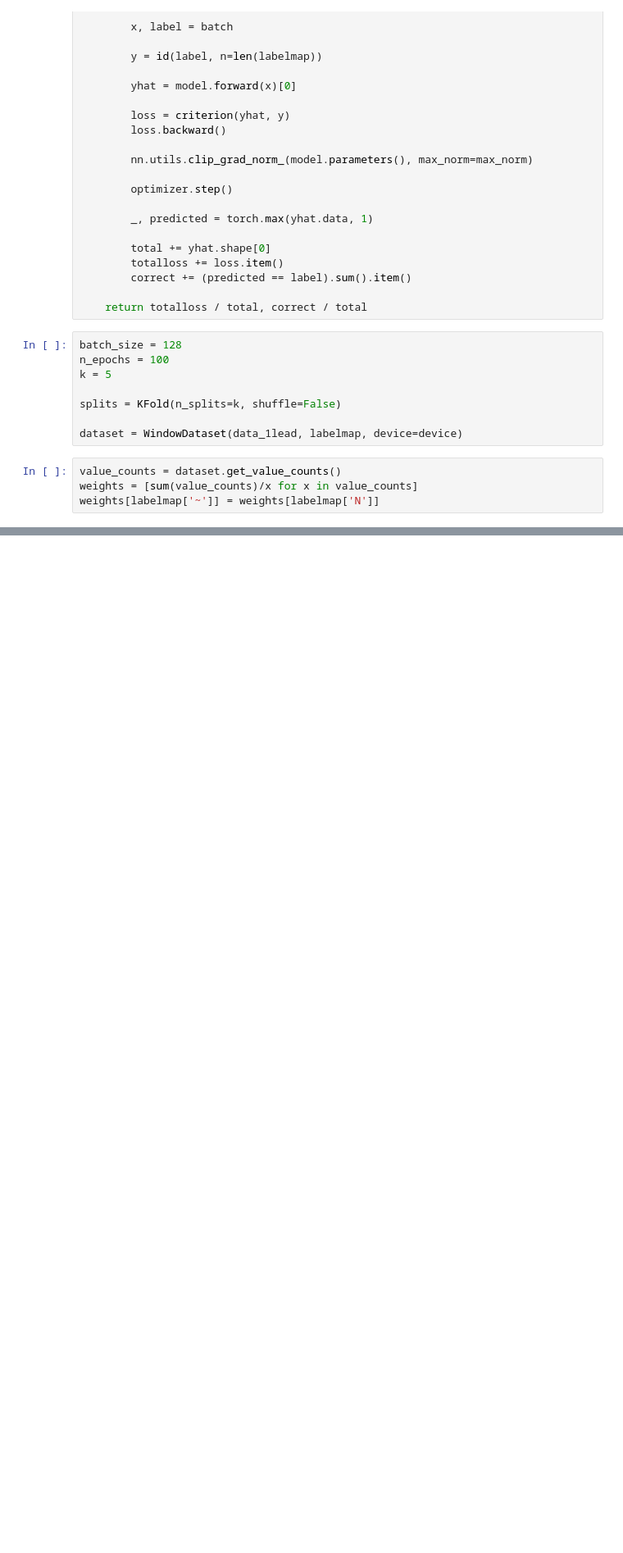
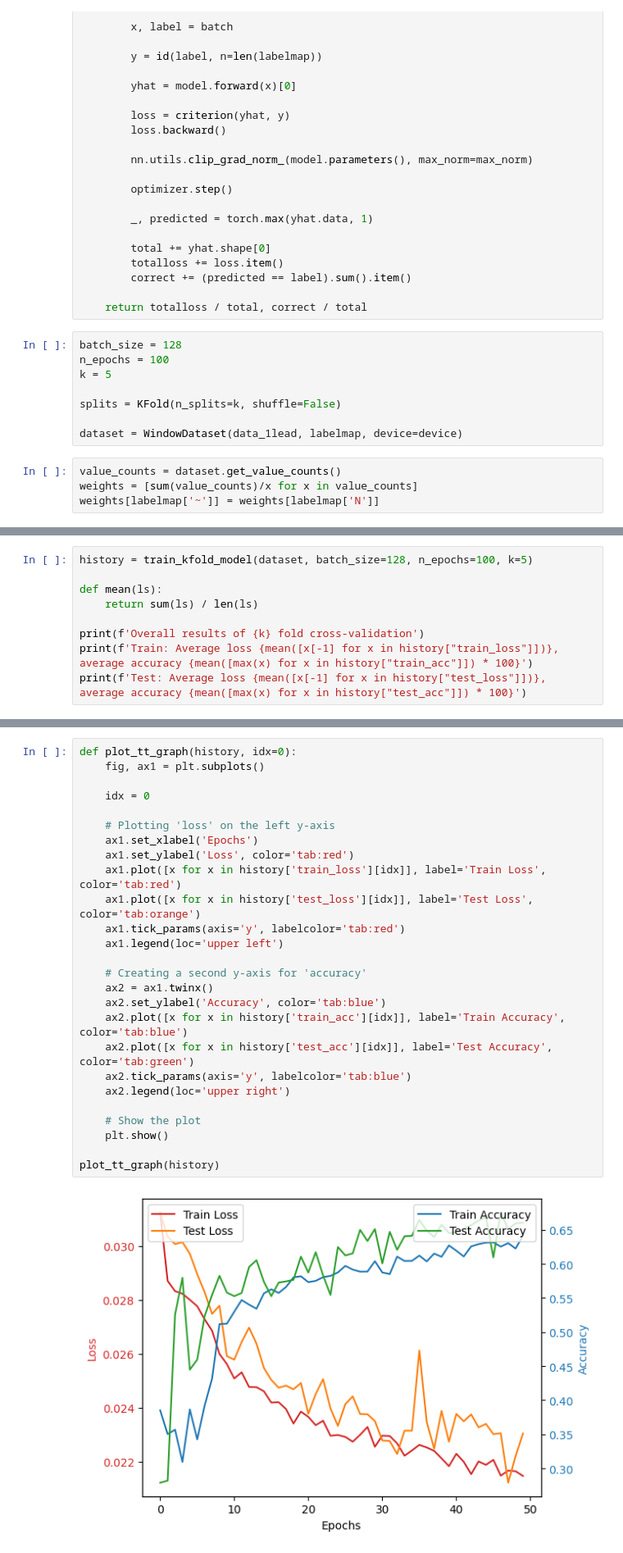
Before and after one commit to MattyAB/ecg_transfer, a Jupyter notebook: ecg.ipynb, the cells around one changed output, grey strips where cells are left out. Shown at 82% size. Cells and saved outputs as stored; diff of their text form; blank space fills up the shorter version.

Commit message:
Now able to train a model on the entire 1-lead dataset.

```diff
--- a/ecg.ipynb
+++ b/ecg.ipynb
@@ -316,0 +365,9 @@ weights[labelmap['~']] = weights[labelmap['N']]
+# %%
+history = train_kfold_model(dataset, batch_size=128, n_epochs=100, k=5)
+
+def mean(ls):
+    return sum(ls) / len(ls)
+
+print(f'Overall results of {k} fold cross-validation')
+print(f'Train: Average loss {mean([x[-1] for x in history["train_loss"]])}, average accuracy {mean([max(x) for x in history["train_acc"]]) * 100}')
+print(f'Test: Average loss {mean([x[-1] for x in history["test_loss"]])}, average accuracy {mean([max(x) for x in history["test_acc"]]) * 100}')
@@ -317 +384,29 @@ weights[labelmap['~']] = weights[labelmap['N']]
+# %%
+def plot_tt_graph(history, idx=0):
+    fig, ax1 = plt.subplots()
+
+    idx = 0
+
+    # Plotting 'loss' on the left y-axis
+    ax1.set_xlabel('Epochs')
+    ax1.set_ylabel('Loss', color='tab:red')
+    ax1.plot([x for x in history['train_loss'][idx]], label='Train Loss', color='tab:red')
+    ax1.plot([x for x in history['test_loss'][idx]], label='Test Loss', color='tab:orange')
+    ax1.tick_params(axis='y', labelcolor='tab:red')
+    ax1.legend(loc='upper left')
+
+    # Creating a second y-axis for 'accuracy'
+    ax2 = ax1.twinx()
+    ax2.set_ylabel('Accuracy', color='tab:blue')
+    ax2.plot([x for x in history['train_acc'][idx]], label='Train Accuracy', color='tab:blue')
+    ax2.plot([x for x in history['test_acc'][idx]], label='Test Accuracy', color='tab:green')
+    ax2.tick_params(axis='y', labelcolor='tab:blue')
+    ax2.legend(loc='upper right')
+
+    # Show the plot
+    plt.show()
+
+plot_tt_graph(history)
+# %% [output]
+[figure, added]
 # %%
```
Also changed, not shown: parts of 7 cells of this notebook.
